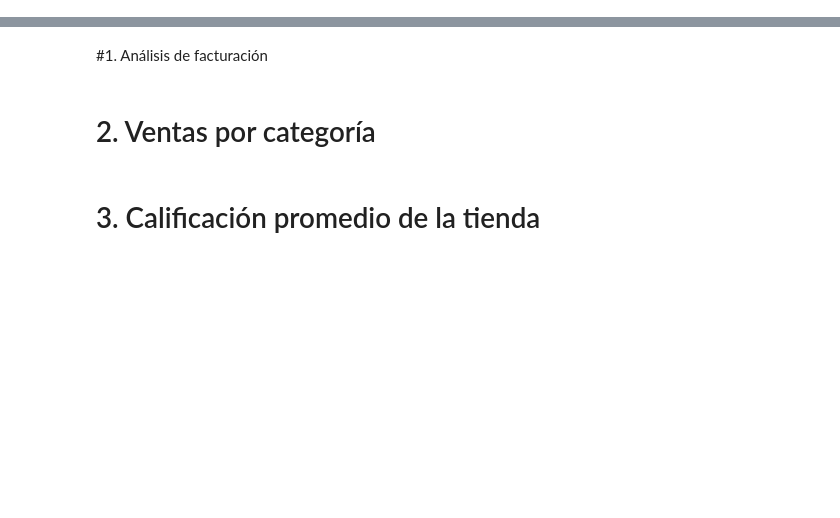
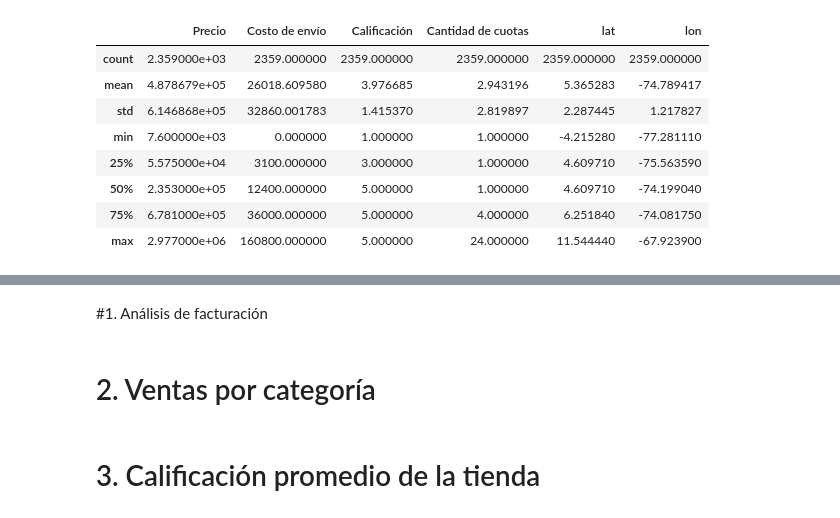
Before and after one commit to JharleCompres/Analisis-de-datos-Alura-Store, a Jupyter notebook: AluraStore.ipynb, the cells around one changed output, grey strips where cells are left out. Drawn from its saved outputs; the diff is of its cells as text; code cells hidden in the pictures; blank space fills up the shorter version.

Commit message:
EDA: Finalizar análisis exploratorio y gráficos clave.
Conociendo los datos donde realizamos la validacion de tipos de datos, cantidad de registros, datos nulos, datos unicos

```diff
--- a/AluraStore.ipynb
+++ b/AluraStore.ipynb
@@ -25,0 +50,12 @@ tienda.head()
+# %%
+tienda.describe()
+# %% [output]
+|  | Precio | Costo de envío | Calificación | Cantidad de cuotas | lat | lon |
+| count | 2.359000e+03 | 2359.000000 | 2359.000000 | 2359.000000 | 2359.000000 | 2359.000000 |
+| mean | 4.878679e+05 | 26018.609580 | 3.976685 | 2.943196 | 5.365283 | -74.789417 |
+| std | 6.146868e+05 | 32860.001783 | 1.415370 | 2.819897 | 2.287445 | 1.217827 |
+| min | 7.600000e+03 | 0.000000 | 1.000000 | 1.000000 | -4.215280 | -77.281110 |
+| 25% | 5.575000e+04 | 3100.000000 | 3.000000 | 1.000000 | 4.609710 | -75.563590 |
+| 50% | 2.353000e+05 | 12400.000000 | 5.000000 | 1.000000 | 4.609710 | -74.199040 |
+| 75% | 6.781000e+05 | 36000.000000 | 5.000000 | 4.000000 | 6.251840 | -74.081750 |
+| max | 2.977000e+06 | 160800.000000 | 5.000000 | 24.000000 | 11.544440 | -67.923900 |
```
Also changed, not shown: parts of 13 cells of this notebook.
